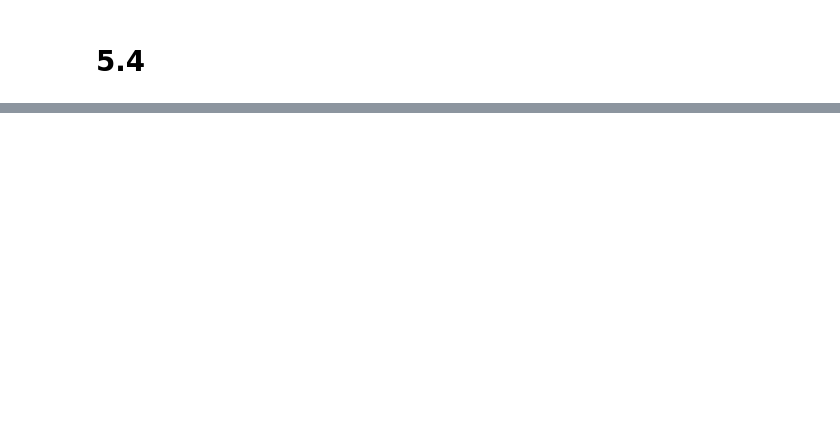
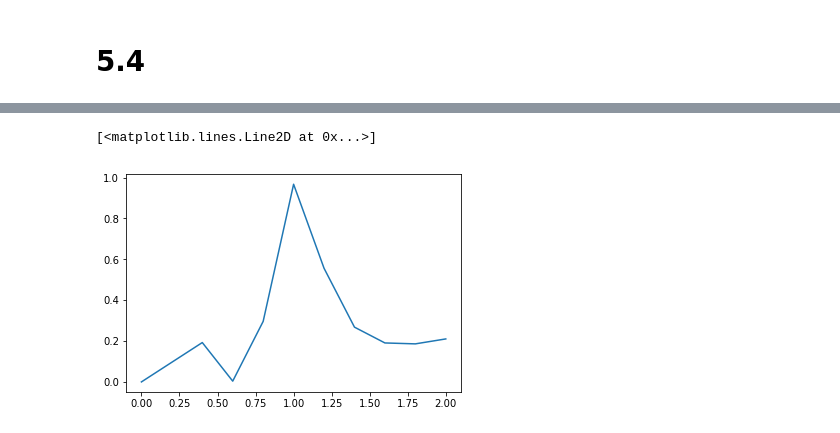
Before and after one commit to jjakimoto/finance_ml, a Jupyter notebook: examples/Ch 5.ipynb, the cells around one changed output, grey strips where cells are left out. Cells and saved outputs as stored; diff of their text form; code cells hidden in the pictures; blank space fills up the shorter version.

```diff
--- a/examples/Ch 5.ipynb
+++ b/examples/Ch 5.ipynb
@@ -268,0 +277,20 @@ ps
+# %%
+from scipy import stats
+
+import statsmodels
+
+ps = []
+ds = []
+for d in np.linspace(0, 2, 11):
+    frac_df = frac_diff_FFD(dummy, d)
+    close_frac = frac_df["Close"]
+    if len(close_frac) > 0:
+        # Coefficient of the first argument will change
+        res = stats.jarque_bera(close_frac)
+        ps.append(res[1])
+        ds.append(d)
+# %%
+plt.plot(ds, ps)
+# %% [output]
+[<matplotlib.lines.Line2D at 0x...>]
+[figure, added]
```
Also changed, not shown: parts of 26 cells of this notebook, 4 other files.
